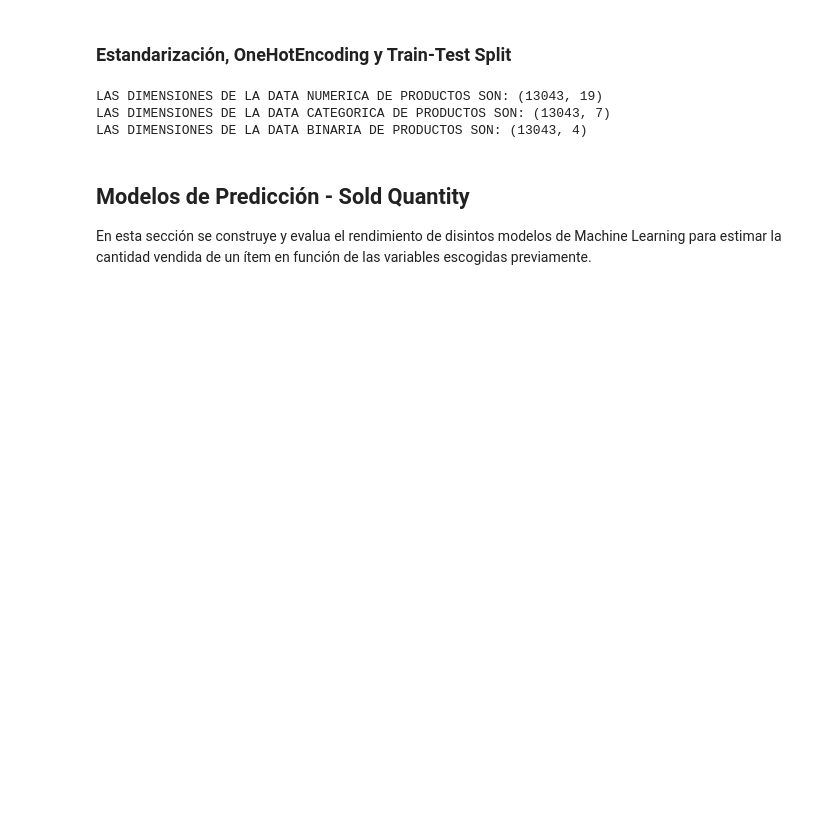
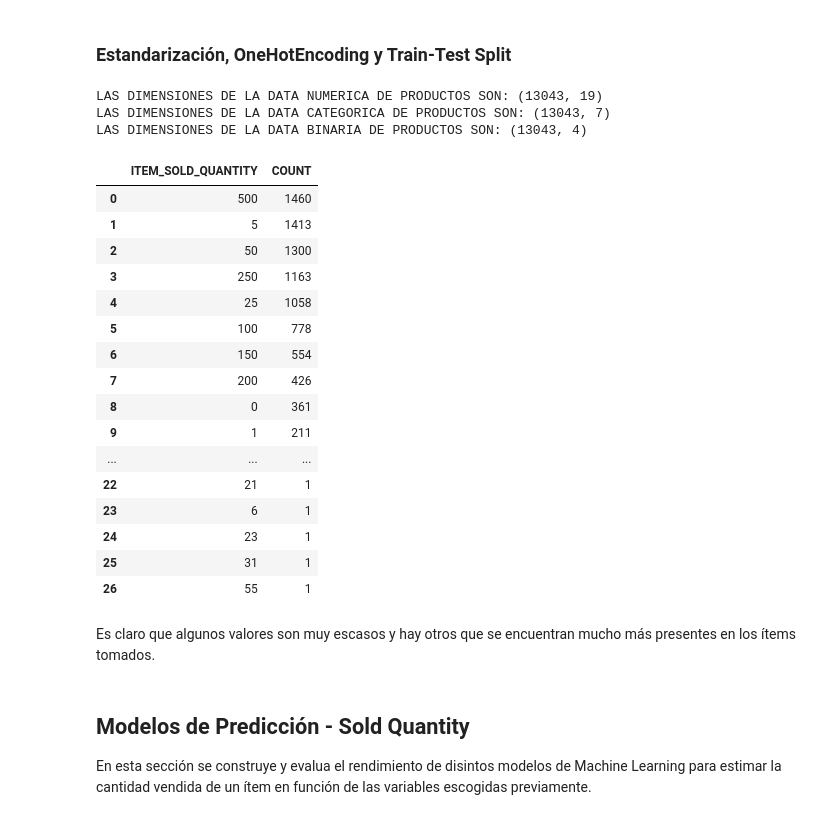
Before and after one commit to juanse1608/MeliMLChallenge, a Jupyter notebook: Notebooks/SoldQuantityPrediction.ipynb, the cells around one changed output. Cells and saved outputs as stored; diff of their text form; code cells hidden in the pictures; blank space fills up the shorter version.

```diff
--- a/Notebooks/SoldQuantityPrediction.ipynb
+++ b/Notebooks/SoldQuantityPrediction.ipynb
@@ -381,6 +381,30 @@ X_train_total = np.concatenate((X_train_std, products_encoded_categoricals[index
                                 products_binary.loc[indexes_train]), axis=1)
 X_test_total = np.concatenate((X_test_std, products_encoded_categoricals[indexes_test,:],
                                 products_binary.loc[indexes_test]), axis=1)
+# %%
+# Conteo de valores para la respuesta
+Y_train.value_counts().reset_index().rename(columns={'index': 'ITEM_SOLD_QUANTITY',
+                                                     'ITEM_SOLD_QUANTITY': 'COUNT'})
+# %% [output]
+|  | ITEM_SOLD_QUANTITY | COUNT |
+| 0 | 500 | 1460 |
+| 1 | 5 | 1413 |
+| 2 | 50 | 1300 |
+| 3 | 250 | 1163 |
+| 4 | 25 | 1058 |
+| 5 | 100 | 778 |
+| 6 | 150 | 554 |
+| 7 | 200 | 426 |
+| 8 | 0 | 361 |
+| 9 | 1 | 211 |
+| ... | ... | ... |
+| 22 | 21 | 1 |
+| 23 | 6 | 1 |
+| 24 | 23 | 1 |
+| 25 | 31 | 1 |
+| 26 | 55 | 1 |
+# %% [markdown]
+Es claro que algunos valores son muy escasos y hay otros que se encuentran mucho más presentes en los ítems tomados.
 # %% [markdown]
 ## Modelos de Predicción - Sold Quantity
 
```
Also changed, not shown: 1 other file.
